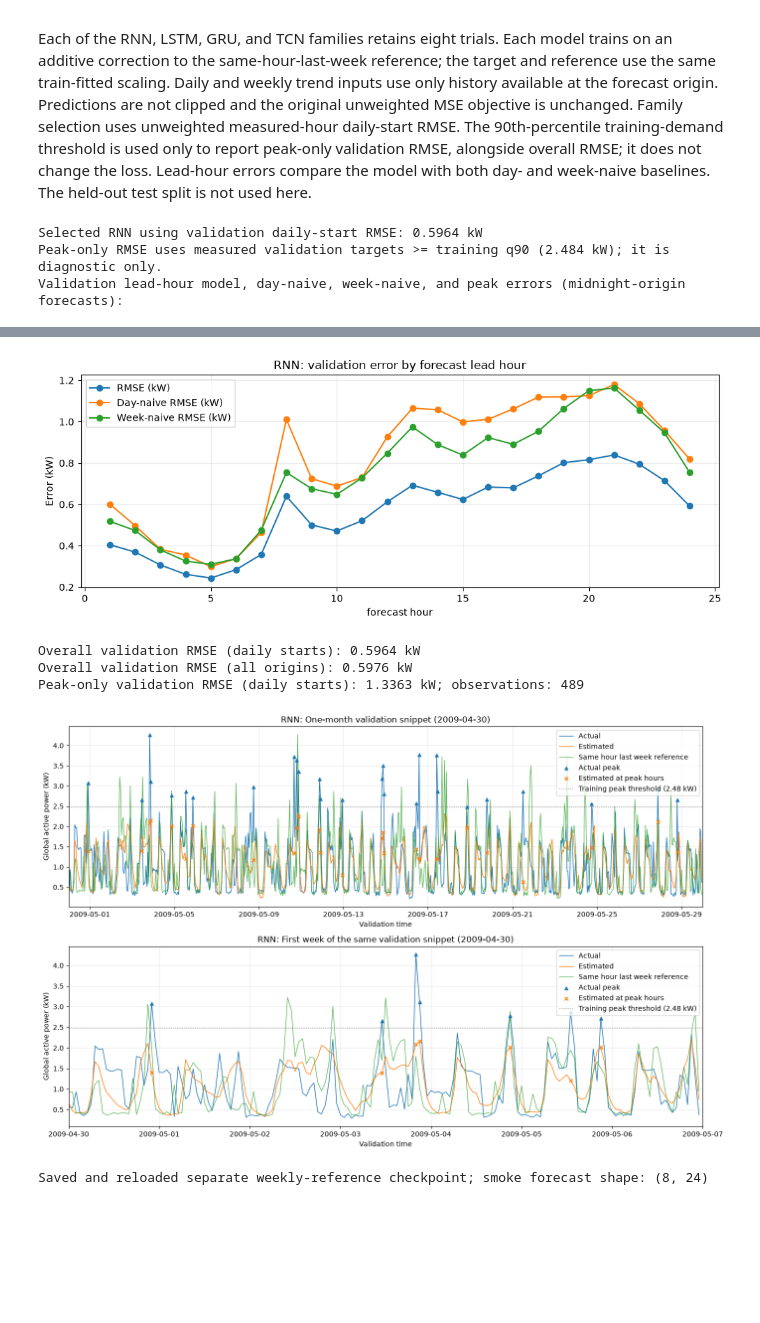
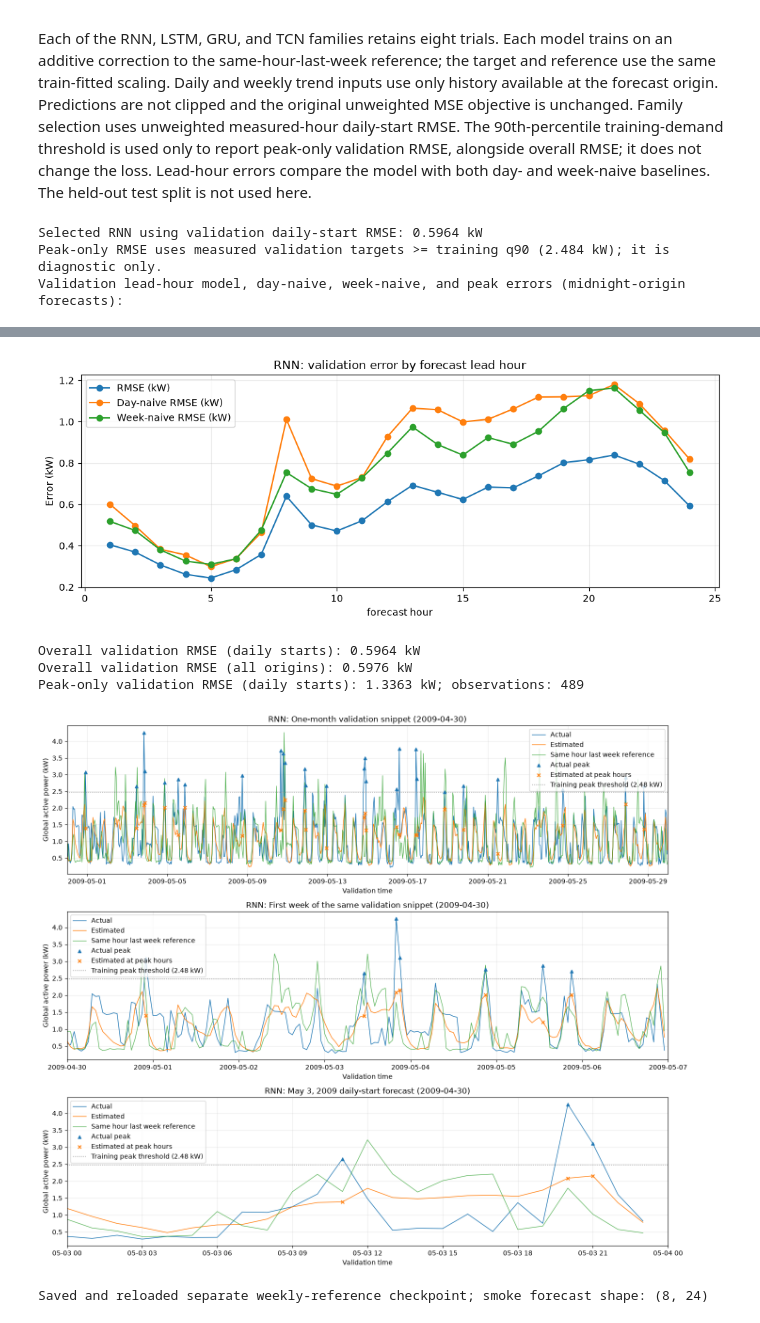
Before and after one commit to ahazen1/AISE4010, a Jupyter notebook: AISE4010_Project_Group11_Stage2_WeeklyReference.ipynb, the cells around one changed output, grey strips where cells are left out. Saved outputs shown, nothing was run; the diff lists cells and outputs as text; code cells hidden in the pictures; blank space fills up the shorter version.

Commit message:
plotted over shorter time periods, still shit...

```diff
--- a/AISE4010_Project_Group11_Stage2_WeeklyReference.ipynb
+++ b/AISE4010_Project_Group11_Stage2_WeeklyReference.ipynb
@@ -688,10 +688,20 @@ daily_val_plot_mask = (
 )
 plot_week_end = plot_start + pd.Timedelta(days=7)
 daily_val_week_plot_mask = daily_val_plot_mask & (daily_val_times < plot_week_end)
-fig, (ax_month, ax_week) = plt.subplots(2, 1, figsize=(14, 9))
-for ax, plot_mask, range_end, title in [
-    (ax_month, daily_val_plot_mask, plot_end, 'One-month validation snippet'),
-    (ax_week, daily_val_week_plot_mask, plot_week_end, 'First week of the same validation snippet'),
+plot_day_start = pd.Timestamp('2009-05-03')
+plot_day_end = plot_day_start + pd.Timedelta(days=1)
+daily_val_day_plot_mask = (
+    daily_val_measured
+    & (daily_val_times >= plot_day_start)
+    & (daily_val_times < plot_day_end)
+)
+if not daily_val_day_plot_mask.any():
+    raise ValueError('May 3, 2009 is not present among measured validation targets.')
+fig, (ax_month, ax_week, ax_day) = plt.subplots(3, 1, figsize=(14, 12))
+for ax, plot_mask, range_start, range_end, title in [
+    (ax_month, daily_val_plot_mask, plot_start, plot_end, 'One-month validation snippet'),
+    (ax_week, daily_val_week_plot_mask, plot_start, plot_week_end, 'First week of the same validation snippet'),
+    (ax_day, daily_val_day_plot_mask, plot_day_start, plot_day_end, 'May 3, 2009 daily-start forecast'),
 ]:
     ax.plot(daily_val_times[plot_mask], daily_val_actuals.reshape(-1)[plot_mask],
             label='Actual', linewidth=1)
@@ -708,7 +718,7 @@ for ax, plot_mask, range_end, title in [
                label=f'Training peak threshold ({PEAK_THRESHOLD_KW:.2f} kW)')
     ax.set(title=f'{stage2_family}: {title} ({plot_start:%Y-%m-%d})',
            xlabel='Validation time', ylabel='Global active power (kW)')
-    ax.set_xlim(plot_start, range_end)
+    ax.set_xlim(range_start, range_end)
     ax.grid(True, alpha=0.25)
     ax.legend()
 plt.tight_layout()
@@ -748,32 +758,32 @@ smoke_forecast = predict(
     reloaded_stage2, X_val[:8], future_calendar['val'][:8]
 )
 assert smoke_forecast.shape == (8, HORIZON) and np.isfinite(smoke_forecast).all()
 print('Saved and reloaded separate weekly-reference checkpoint; smoke forecast shape:', smoke_forecast.shape)
 # %% [output]
 Selected RNN using validation daily-start RMSE: 0.5964 kW
 Peak-only RMSE uses measured validation targets >= training q90 (2.484 kW); it is diagnostic only.
 Validation lead-hour model, day-naive, week-naive, and peak errors (midnight-origin forecasts):
 |  | RMSE (kW) | MAE (kW) | Bias (kW) | Day-naive RMSE (kW) | Week-naive RMSE (kW) | Peak RMSE (kW) | ... |
 | forecast hour |  |  |  |  |  |  | ... |
 | 1 | 0.4045 | 0.3062 | 0.0619 | 0.6003 | 0.5175 | 1.4014 | ... |
 | 2 | 0.3692 | 0.2514 | -0.0009 | 0.4967 | 0.4735 | NaN | ... |
 | 3 | 0.3069 | 0.2027 | -0.0313 | 0.3828 | 0.3798 | NaN | ... |
 | 4 | 0.2615 | 0.1706 | -0.0250 | 0.3552 | 0.3257 | NaN | ... |
 | 5 | 0.2436 | 0.1646 | -0.0180 | 0.2985 | 0.3097 | NaN | ... |
 | 6 | 0.2840 | 0.1978 | -0.0158 | 0.3377 | 0.3367 | NaN | ... |
 | 7 | 0.3576 | 0.2848 | 0.0225 | 0.4635 | 0.4753 | NaN | ... |
 | 8 | 0.6392 | 0.5170 | -0.1007 | 1.0105 | 0.7541 | 1.0424 | ... |
 | 9 | 0.5004 | 0.3752 | -0.0182 | 0.7242 | 0.6758 | 1.1429 | ... |
 | 10 | 0.4712 | 0.3679 | -0.0339 | 0.6884 | 0.6483 | 1.0997 | ... |
 | ... | ... | ... | ... | ... | ... | ... | ... |
 | 20 | 0.8160 | 0.6634 | 0.0265 | 1.1260 | 1.1500 | 1.0917 | ... |
 | 21 | 0.8390 | 0.6471 | 0.0602 | 1.1796 | 1.1627 | 1.1142 | ... |
 | 22 | 0.7944 | 0.6234 | 0.0594 | 1.0872 | 1.0562 | 1.0529 | ... |
 | 23 | 0.7143 | 0.5696 | 0.0208 | 0.9577 | 0.9463 | 1.3290 | ... |
 | 24 | 0.5918 | 0.4634 | 0.0659 | 0.8183 | 0.7541 | 1.8199 | ... |
 [figure]
 Overall validation RMSE (daily starts): 0.5964 kW
 Overall validation RMSE (all origins): 0.5976 kW
 Peak-only validation RMSE (daily starts): 1.3363 kW; observations: 489
-[figure, old version]
+[figure, new version]
 Saved and reloaded separate weekly-reference checkpoint; smoke forecast shape: (8, 24)
```
